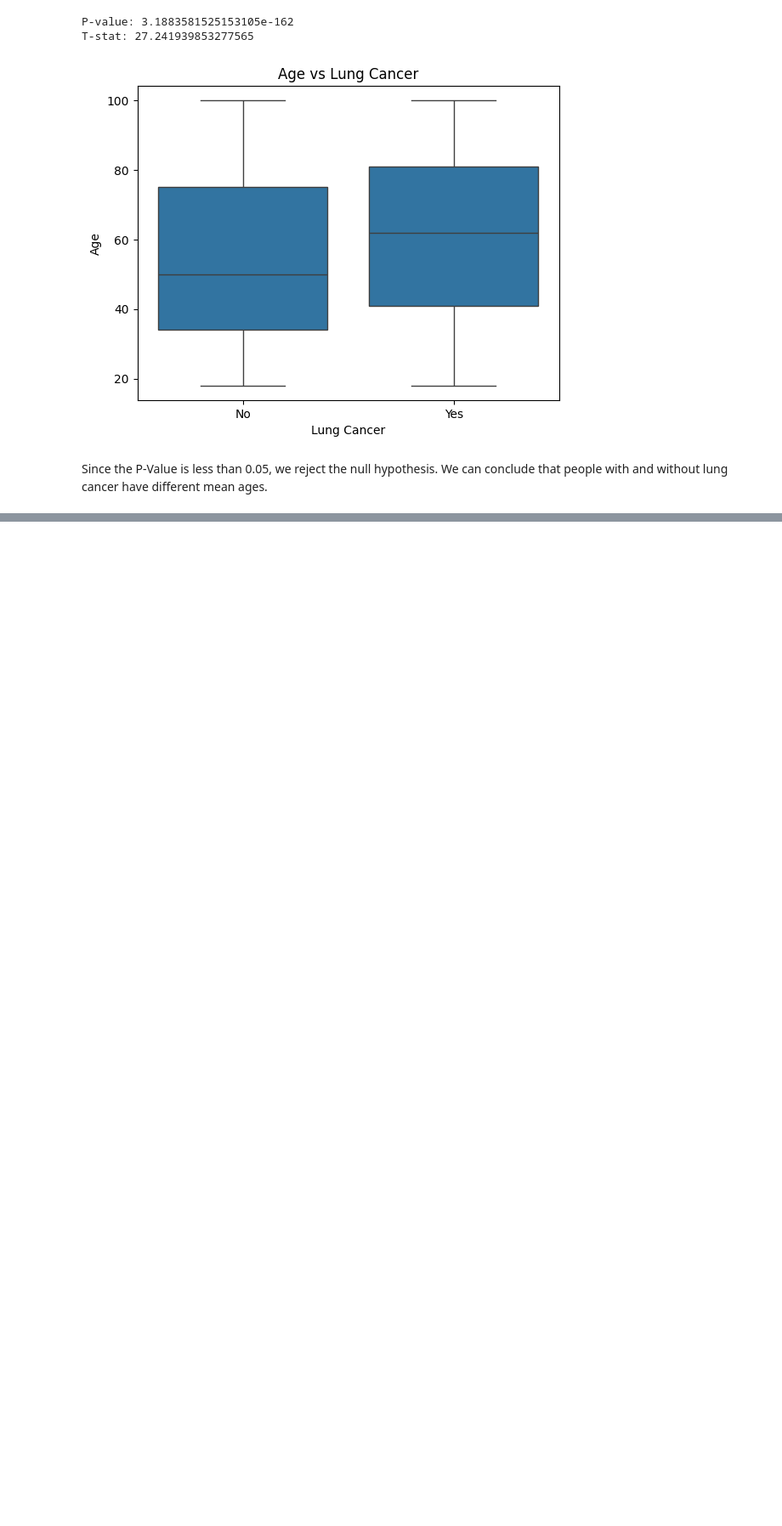
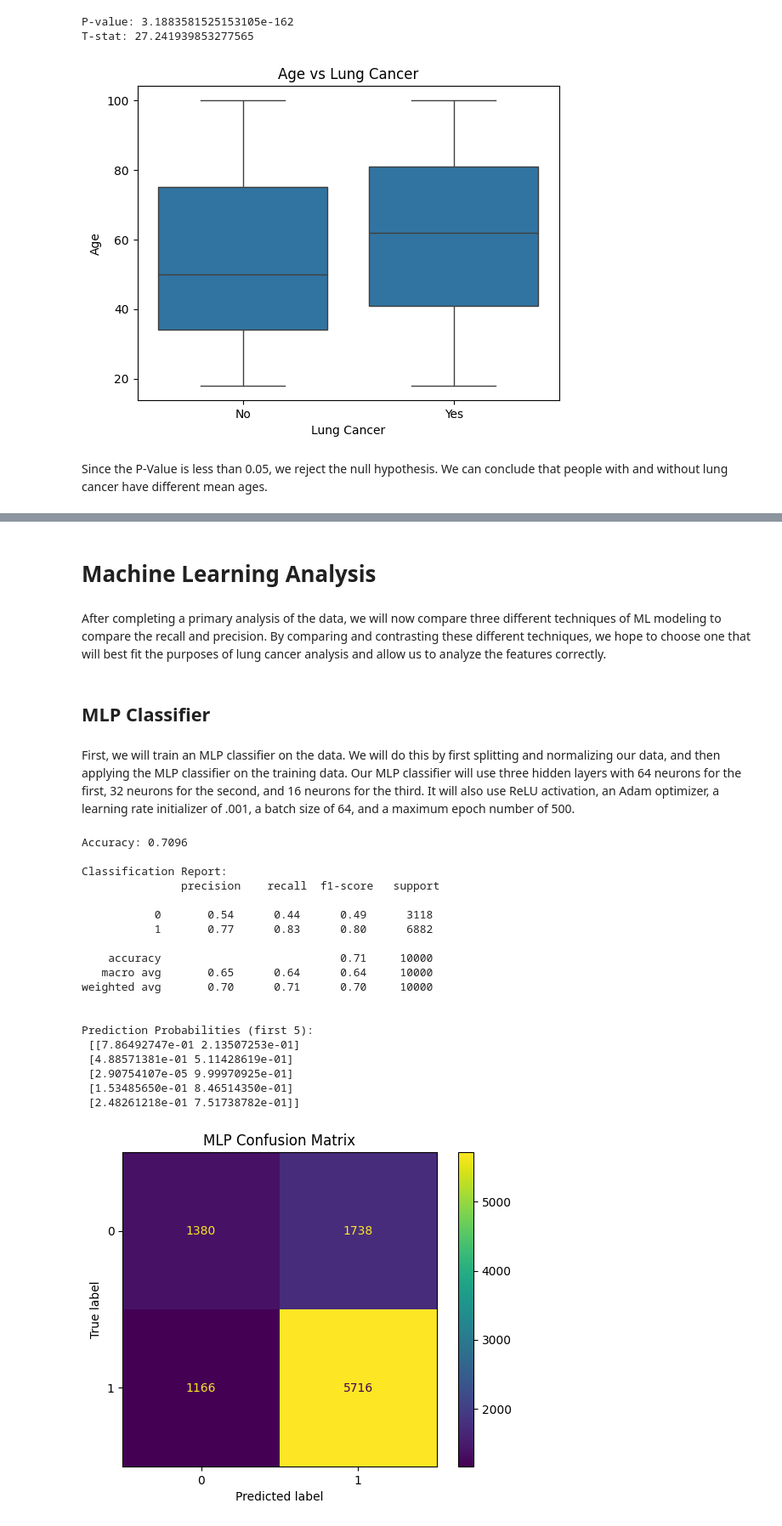
Before and after one commit to psyme1/psyme1.github.io, a Jupyter notebook: CMSC320_Lung_cancer_dataset.ipynb, the cells around one changed output, grey strips where cells are left out. Shown at 85% size. Cells and saved outputs as stored; diff of their text form; code cells hidden in the pictures; blank space fills up the shorter version.

```diff
--- a/CMSC320_Lung_cancer_dataset.ipynb
+++ b/CMSC320_Lung_cancer_dataset.ipynb
@@ -280,3 +364,67 @@ After running the t-test, we obtained a p-value  less than 0.05, leading us to r
 We plotted a boxplot to show the difference between the median ages of the two groups. This boxplot suggests that age is associated with lung cancer status in this dataset. Patients diagnosed with lung cancer tend to be older than those without lung cancer.
 
 Overall, this analysis suggests that age is significantly associated with lung cancer. While this does not imply direct causation, it highlights age as a potential contributing or correlated factor in lung cancer presence.
+# %% [markdown]
+# Machine Learning Analysis
+# %% [markdown]
+After completing a primary analysis of the data, we will now compare three different techniques of ML modeling to compare the recall and precision. By comparing and contrasting these different techniques, we hope to choose one that will best fit the purposes of lung cancer analysis and allow us to analyze the features correctly.
+# %% [markdown]
+## MLP Classifier
+# %% [markdown]
+First, we will train an MLP classifier on the data. We will do this by first splitting and normalizing our data, and then applying the MLP classifier on the training data. Our MLP classifier will use three hidden layers with 64 neurons for the first, 32 neurons for the second, and 16 neurons for the third. It will also use ReLU activation, an Adam optimizer, a learning rate initializer of .001, a batch size of 64, and a maximum epoch number of 500.
+# %%
+from sklearn.model_selection import train_test_split
+from sklearn.preprocessing import StandardScaler
+from sklearn.neural_network import MLPClassifier
+from sklearn.metrics import accuracy_score, classification_report, ConfusionMatrixDisplay
+# Declaring X and y variables
+X = df.drop(columns=['patient_id', 'lung_cancer'])
+y = df['lung_cancer']
+# Split the data using train test split
+X_train, X_test, y_train, y_test = train_test_split(X, y, test_size=0.2, random_state=42)
+
+# Normalize the data
+scaler = StandardScaler()
+X_train_scaled = scaler.fit_transform(X_train)
+X_test_scaled = scaler.transform(X_test)
+
+# Perform a MLP classifier on the data with 3 layer, relu activation, and an adam optimzier
+mlp = MLPClassifier(hidden_layer_sizes=(64,32,16), activation='relu', solver='adam', learning_rate_init=.001, batch_size=64, max_iter=500)
+# Train the data
+mlp.fit(X_train_scaled, y_train)
+# Get the predicted output
+y_pred = mlp.predict(X_test_scaled)
+
+# Print the accuracy and classification report to see how well the model performed
+print("Accuracy:", accuracy_score(y_test, y_pred))
+print("\nClassification Report:\n", classification_report(y_test, y_pred))
+
+# Print the first 5 prediction probabilities
+probabilities = mlp.predict_proba(X_test_scaled)
+print("\nPrediction Probabilities (first 5):\n", probabilities[:5])
+
+# Display a confusion matrix
+ConfusionMatrixDisplay.from_estimator(mlp, X_test_scaled, y_test)
+plt.title('MLP Confusion Matrix')
+plt.show()
+# %% [output]
+Accuracy: 0.7096
+
+Classification Report:
+               precision    recall  f1-score   support
+
+           0       0.54      0.44      0.49      3118
+           1       0.77      0.83      0.80      6882
+
+    accuracy                           0.71     10000
+   macro avg       0.65      0.64      0.64     10000
+weighted avg       0.70      0.71      0.70     10000
+
+
+Prediction Probabilities (first 5):
+ [[7.86492747e-01 2.13507253e-01]
+ [4.88571381e-01 5.11428619e-01]
+ [2.90754107e-05 9.99970925e-01]
+ [1.53485650e-01 8.46514350e-01]
+ [2.48261218e-01 7.51738782e-01]]
+[figure, added]
```
Also changed, not shown: parts of 63 cells of this notebook.
